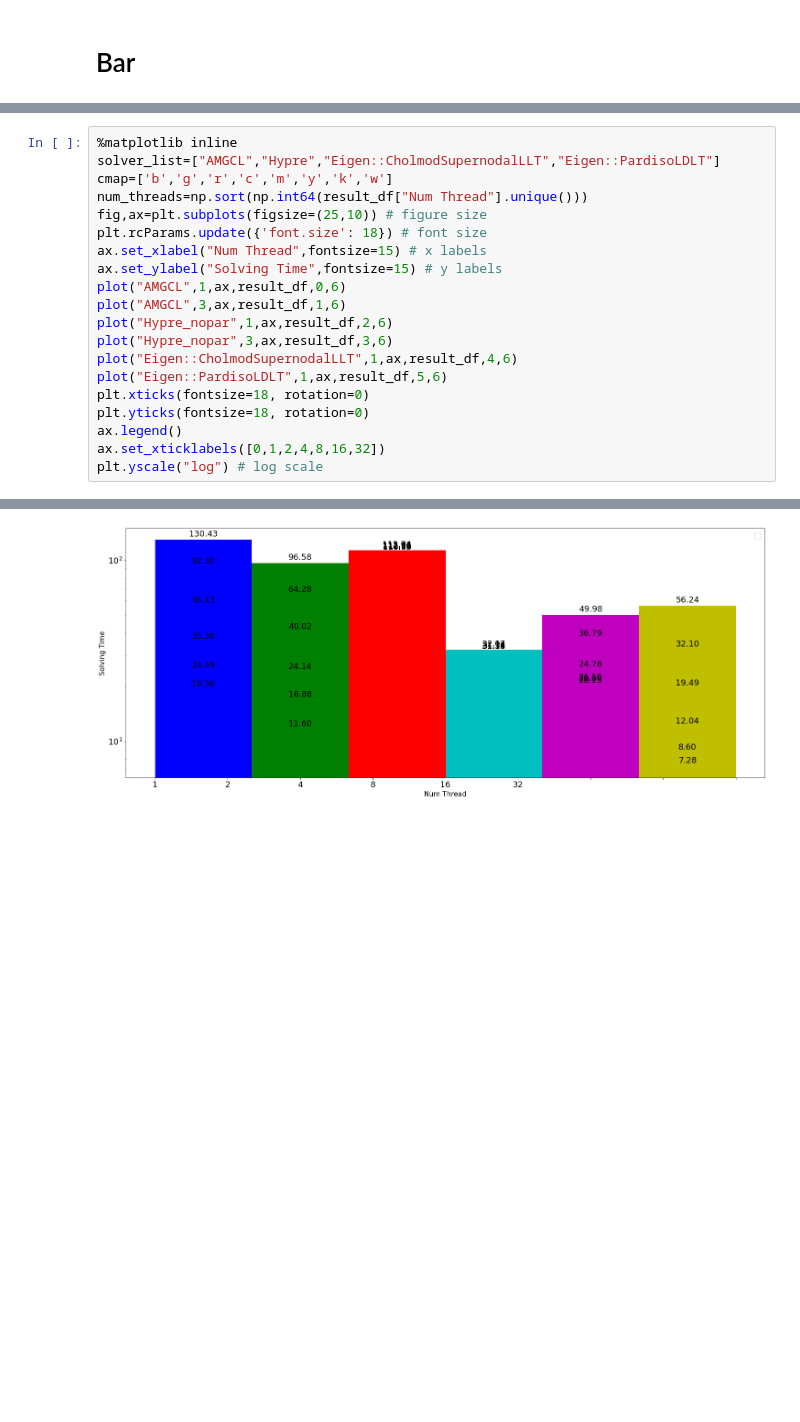
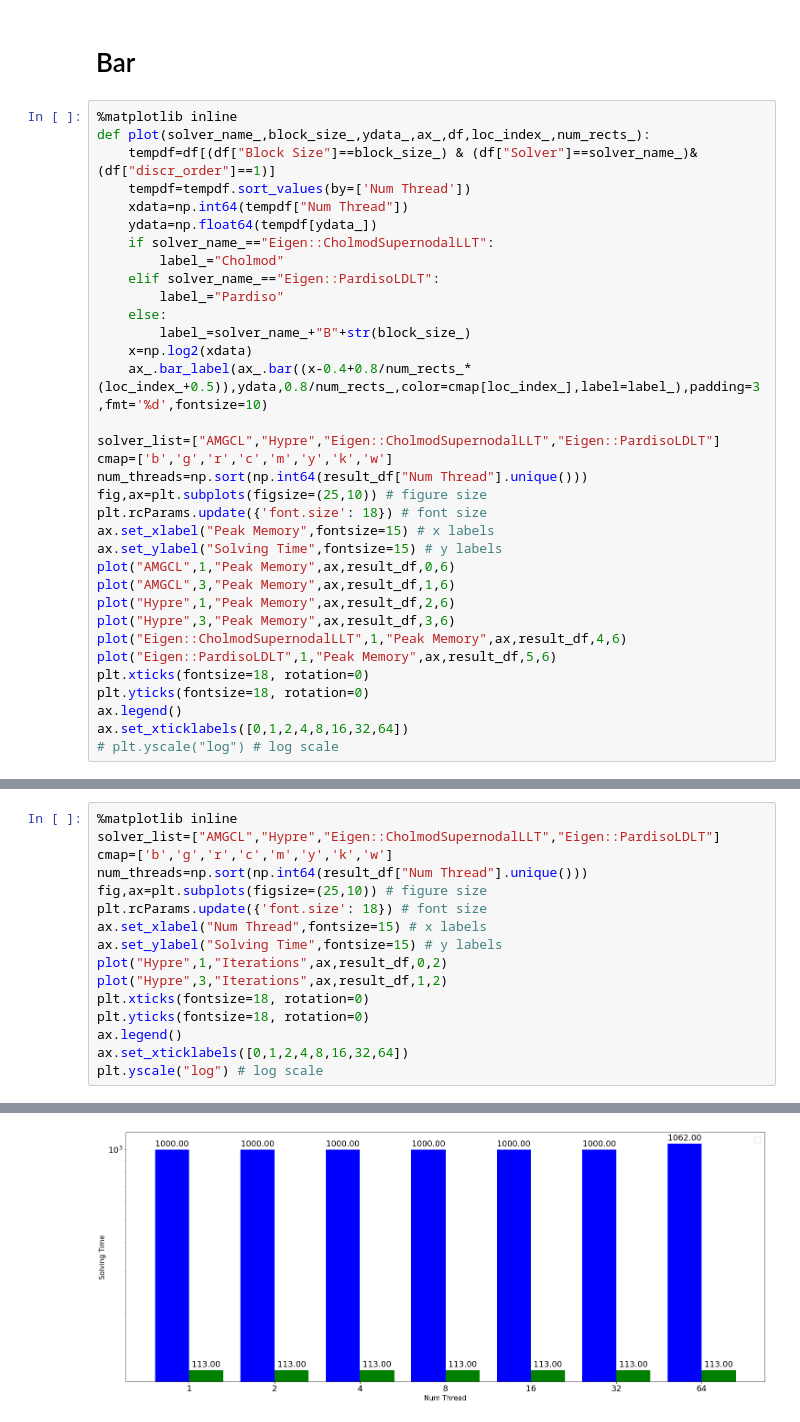
Before and after one commit to njsyw1997/PersonalScript, a Jupyter notebook: polyfem/stat/prepare_stat_old.ipynb, the cells around one changed output, grey strips where cells are left out. Saved outputs shown, nothing was run; the diff lists cells and outputs as text; blank space fills up the shorter version.

```diff
--- a/polyfem/stat/prepare_stat_old.ipynb
+++ b/polyfem/stat/prepare_stat_old.ipynb
@@ -264,2 +388,36 @@ ax.legend()
 # %% [markdown]
 # Bar
+# %%
+%matplotlib inline
+def plot(solver_name_,block_size_,ydata_,ax_,df,loc_index_,num_rects_):
+    tempdf=df[(df["Block Size"]==block_size_) & (df["Solver"]==solver_name_)& (df["discr_order"]==1)]
+    tempdf=tempdf.sort_values(by=['Num Thread'])
+    xdata=np.int64(tempdf["Num Thread"])
+    ydata=np.float64(tempdf[ydata_])
+    if solver_name_=="Eigen::CholmodSupernodalLLT":
+        label_="Cholmod"
+    elif solver_name_=="Eigen::PardisoLDLT":
+        label_="Pardiso"
+    else:
+        label_=solver_name_+"B"+str(block_size_)
+    x=np.log2(xdata)
+    ax_.bar_label(ax_.bar((x-0.4+0.8/num_rects_*(loc_index_+0.5)),ydata,0.8/num_rects_,color=cmap[loc_index_],label=label_),padding=3,fmt='%d',fontsize=10)
+
+solver_list=["AMGCL","Hypre","Eigen::CholmodSupernodalLLT","Eigen::PardisoLDLT"]
+cmap=['b','g','r','c','m','y','k','w']
+num_threads=np.sort(np.int64(result_df["Num Thread"].unique()))
+fig,ax=plt.subplots(figsize=(25,10)) # figure size
+plt.rcParams.update({'font.size': 18}) # font size
+ax.set_xlabel("Peak Memory",fontsize=15) # x labels
+ax.set_ylabel("Solving Time",fontsize=15) # y labels
+plot("AMGCL",1,"Peak Memory",ax,result_df,0,6)
+plot("AMGCL",3,"Peak Memory",ax,result_df,1,6)
+plot("Hypre",1,"Peak Memory",ax,result_df,2,6)
+plot("Hypre",3,"Peak Memory",ax,result_df,3,6)
+plot("Eigen::CholmodSupernodalLLT",1,"Peak Memory",ax,result_df,4,6)
+plot("Eigen::PardisoLDLT",1,"Peak Memory",ax,result_df,5,6)
+plt.xticks(fontsize=18, rotation=0)
+plt.yticks(fontsize=18, rotation=0)
+ax.legend()
+ax.set_xticklabels([0,1,2,4,8,16,32,64])
+# plt.yscale("log") # log scale
@@ -266,23 +435,19 @@ ax.legend()
 # %%
 %matplotlib inline
 solver_list=["AMGCL","Hypre","Eigen::CholmodSupernodalLLT","Eigen::PardisoLDLT"]
 cmap=['b','g','r','c','m','y','k','w']
 num_threads=np.sort(np.int64(result_df["Num Thread"].unique()))
 fig,ax=plt.subplots(figsize=(25,10)) # figure size
 plt.rcParams.update({'font.size': 18}) # font size
 ax.set_xlabel("Num Thread",fontsize=15) # x labels
 ax.set_ylabel("Solving Time",fontsize=15) # y labels
-plot("AMGCL",1,ax,result_df,0,6)
-plot("AMGCL",3,ax,result_df,1,6)
-plot("Hypre_nopar",1,ax,result_df,2,6)
-plot("Hypre_nopar",3,ax,result_df,3,6)
-plot("Eigen::CholmodSupernodalLLT",1,ax,result_df,4,6)
-plot("Eigen::PardisoLDLT",1,ax,result_df,5,6)
+plot("Hypre",1,"Iterations",ax,result_df,0,2)
+plot("Hypre",3,"Iterations",ax,result_df,1,2)
 plt.xticks(fontsize=18, rotation=0)
 plt.yticks(fontsize=18, rotation=0)
 ax.legend()
-ax.set_xticklabels([0,1,2,4,8,16,32])
+ax.set_xticklabels([0,1,2,4,8,16,32,64])
 plt.yscale("log") # log scale
 # %% [output]
 No artists with labels found to put in legend.  Note that artists whose label start with an underscore are ignored when legend() is called with no argument.
-[figure, old version]
+[figure, new version]
```
Also changed, not shown: parts of 14 cells of this notebook, 25 other files.
